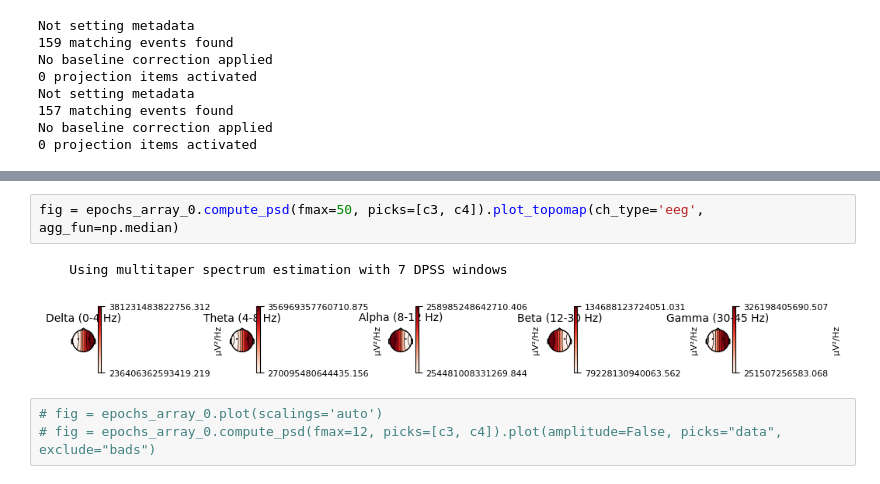
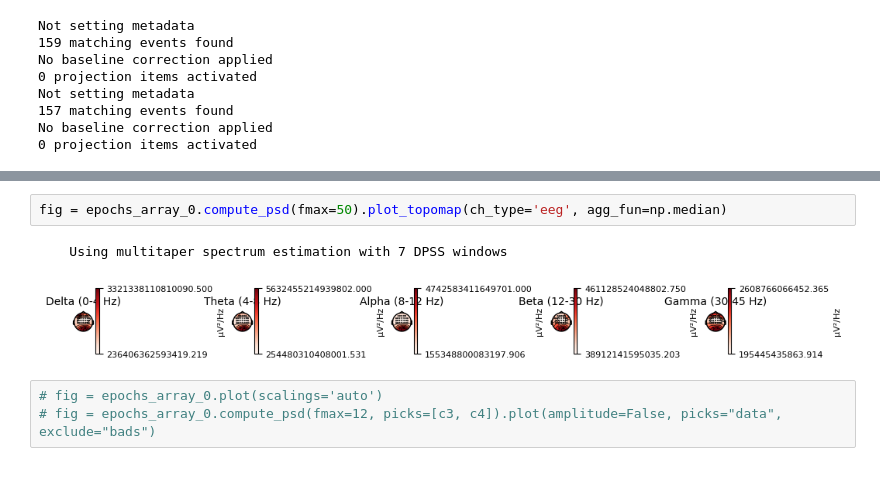
Before and after one commit to seohyunseo/EEG-signal-processing, a Jupyter notebook: eeg_data_analysis_v2.ipynb, the cells around one changed output, grey strips where cells are left out. Saved outputs shown, nothing was run; the diff lists cells and outputs as text.

```diff
--- a/eeg_data_analysis_v2.ipynb
+++ b/eeg_data_analysis_v2.ipynb
@@ -344,8 +343,8 @@ Averaging across epochs...
 # %%
-fig = epochs_array_0.compute_psd(fmax=50, picks=[c3, c4]).plot_topomap(ch_type='eeg', agg_fun=np.median)
+fig = epochs_array_0.compute_psd(fmax=50).plot_topomap(ch_type='eeg', agg_fun=np.median)
 # %% [output]
     Using multitaper spectrum estimation with 7 DPSS windows
-[figure, old version]
+[figure, new version]
 # %%
 # fig = epochs_array_0.plot(scalings='auto')
 # fig = epochs_array_0.compute_psd(fmax=12, picks=[c3, c4]).plot(amplitude=False, picks="data", exclude="bads")
```
Also changed, not shown: parts of 3 cells of this notebook, 1 other file.
